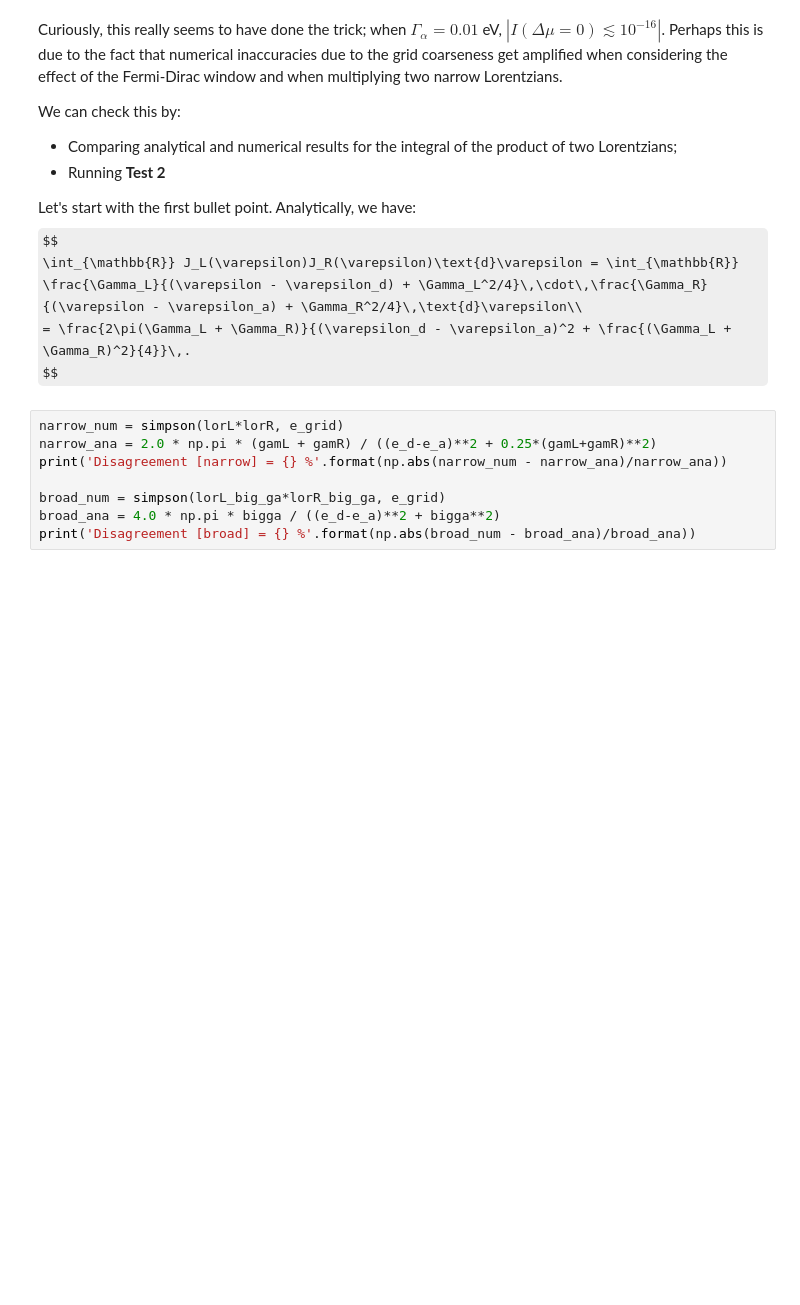
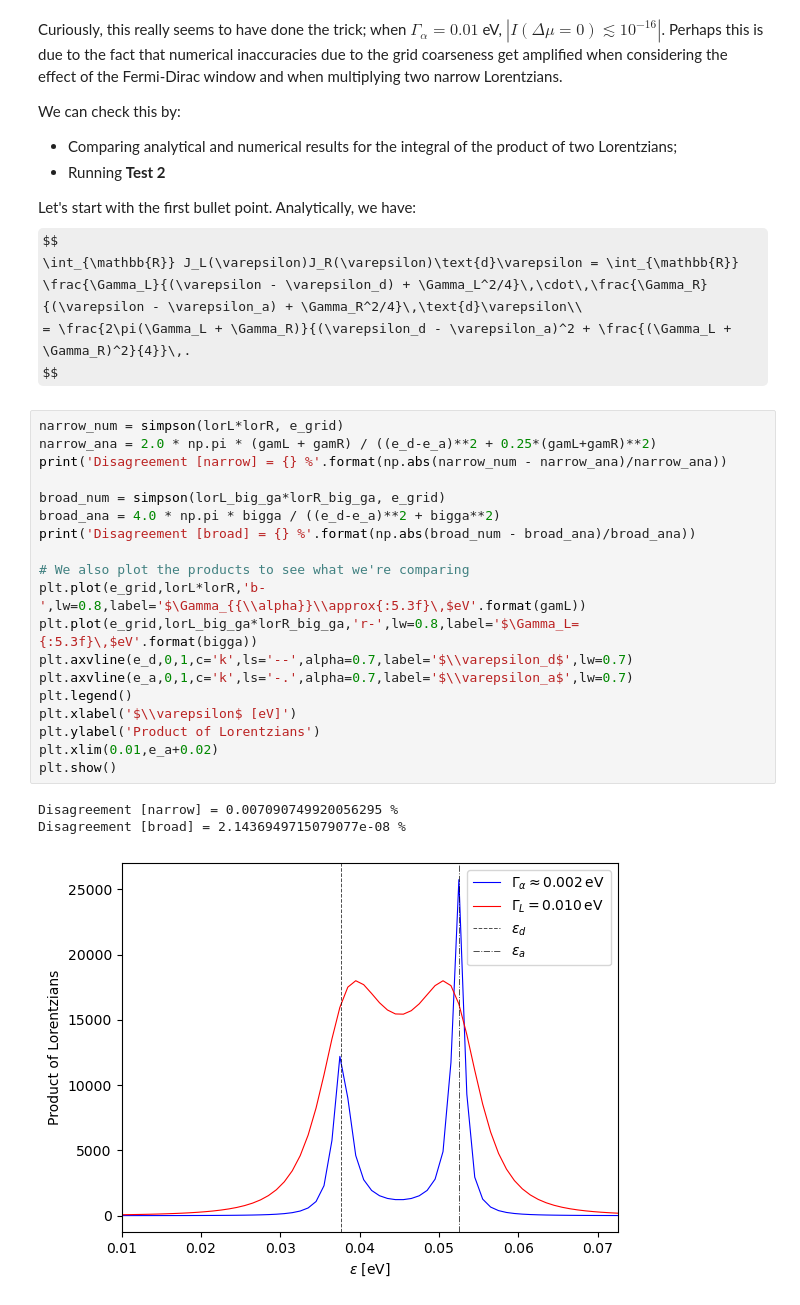
Before and after one commit to ngastellu/spin_boson_2lvl_current, a Jupyter notebook: I_0bias.ipynb, the cells around one changed output. Drawn from its saved outputs; the diff is of its cells as text; some formulas as TeX source; blank space fills up the shorter version.

Commit message:
Finished investigating 0-bias current. Seems to be due to numerical errors when integrating the narrow Lorentzians to evaluate charge transfer rates.

```diff
--- a/I_0bias.ipynb
+++ b/I_0bias.ipynb
@@ -381,8 +381,23 @@ $$
 # %%
 narrow_num = simpson(lorL*lorR, e_grid)
 narrow_ana = 2.0 * np.pi * (gamL + gamR) / ((e_d-e_a)**2 + 0.25*(gamL+gamR)**2)
 print('Disagreement [narrow] = {} %'.format(np.abs(narrow_num - narrow_ana)/narrow_ana))
 
 broad_num = simpson(lorL_big_ga*lorR_big_ga, e_grid)
 broad_ana = 4.0 * np.pi * bigga / ((e_d-e_a)**2 + bigga**2)
 print('Disagreement [broad] = {} %'.format(np.abs(broad_num - broad_ana)/broad_ana))
+
+# We also plot the products to see what we're comparing
+plt.plot(e_grid,lorL*lorR,'b-',lw=0.8,label='$\Gamma_{{\\alpha}}\\approx{:5.3f}\,$eV'.format(gamL))
+plt.plot(e_grid,lorL_big_ga*lorR_big_ga,'r-',lw=0.8,label='$\Gamma_L={:5.3f}\,$eV'.format(bigga))
+plt.axvline(e_d,0,1,c='k',ls='--',alpha=0.7,label='$\\varepsilon_d$',lw=0.7)
+plt.axvline(e_a,0,1,c='k',ls='-.',alpha=0.7,label='$\\varepsilon_a$',lw=0.7)
+plt.legend()
+plt.xlabel('$\\varepsilon$ [eV]')
+plt.ylabel('Product of Lorentzians')
+plt.xlim(0.01,e_a+0.02)
+plt.show()
+# %% [output]
+Disagreement [narrow] = 0.007090749920056295 %
+Disagreement [broad] = 2.1436949715079077e-08 %
+[figure, added]
```
Also changed, not shown: parts of 6 cells of this notebook, 1 other file.
